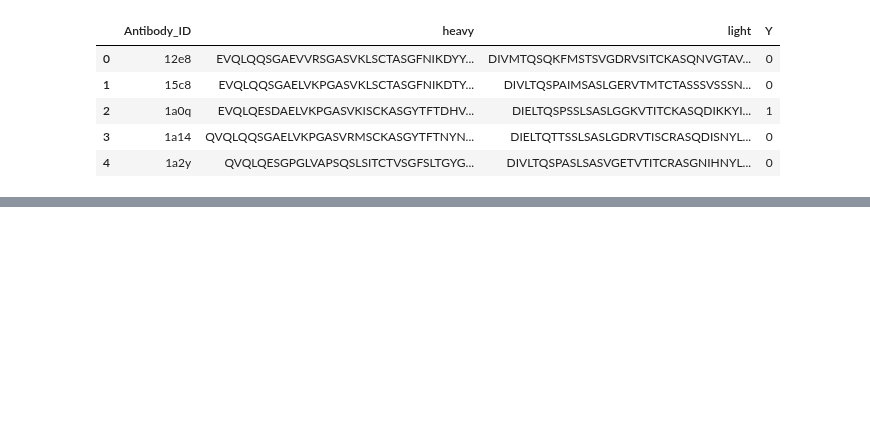
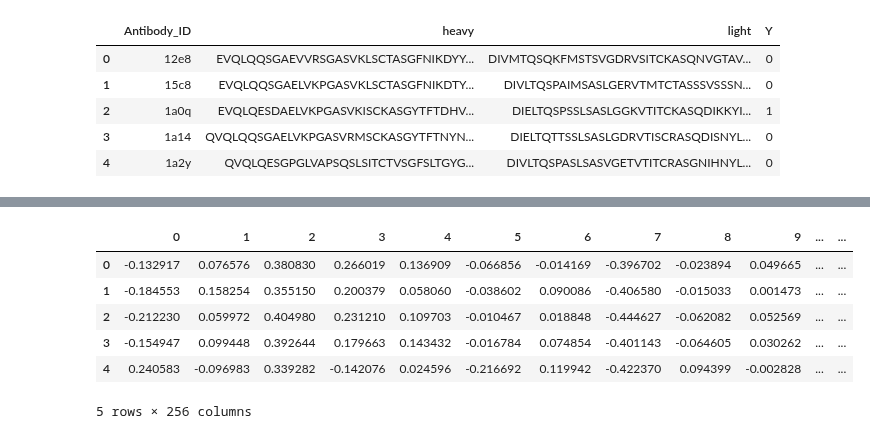
Before and after one commit to kvetab/di-pred, a Jupyter notebook: notebooks/experiments/07_sapiens.ipynb, the cells around one changed output, grey strips where cells are left out. Saved outputs shown, nothing was run; the diff lists cells and outputs as text; code cells hidden in the pictures; blank space fills up the shorter version.

```diff
--- a/notebooks/experiments/07_sapiens.ipynb
+++ b/notebooks/experiments/07_sapiens.ipynb
@@ -63,0 +121,13 @@ chen_data.to_csv("../diplomka/di-pred/data/chen/embeddings/sapiens/chen_data_emb
+# %%
+embeddings_l = chen_data.apply(embeds_from_string, which=1, chain="l", result_type="expand", axis=1)
+# %%
+embeddings = pd.concat([embeddings_h, embeddings_l], axis=1)
+embeddings.head()
+# %% [output]
+|  | 0 | 1 | 2 | 3 | 4 | 5 | 6 | 7 | 8 | 9 | ... | ... |
+| 0 | -0.132917 | 0.076576 | 0.380830 | 0.266019 | 0.136909 | -0.066856 | -0.014169 | -0.396702 | -0.023894 | 0.049665 | ... | ... |
+| 1 | -0.184553 | 0.158254 | 0.355150 | 0.200379 | 0.058060 | -0.038602 | 0.090086 | -0.406580 | -0.015033 | 0.001473 | ... | ... |
+| 2 | -0.212230 | 0.059972 | 0.404980 | 0.231210 | 0.109703 | -0.010467 | 0.018848 | -0.444627 | -0.062082 | 0.052569 | ... | ... |
+| 3 | -0.154947 | 0.099448 | 0.392644 | 0.179663 | 0.143432 | -0.016784 | 0.074854 | -0.401143 | -0.064605 | 0.030262 | ... | ... |
+| 4 | 0.240583 | -0.096983 | 0.339282 | -0.142076 | 0.024596 | -0.216692 | 0.119942 | -0.422370 | 0.094399 | -0.002828 | ... | ... |
+5 rows × 256 columns
```
Also changed, not shown: parts of 13 cells of this notebook, 2 other files.
